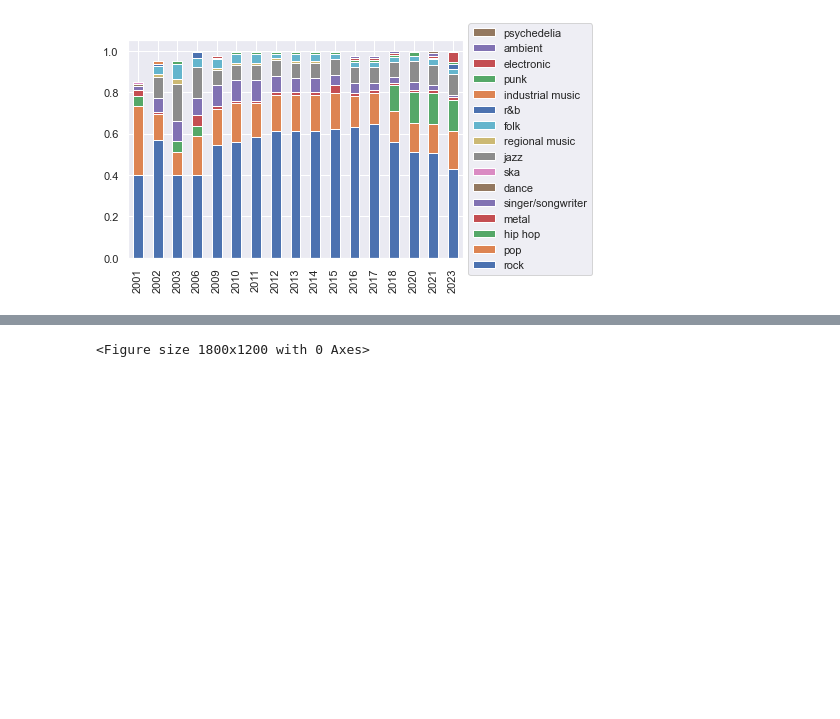
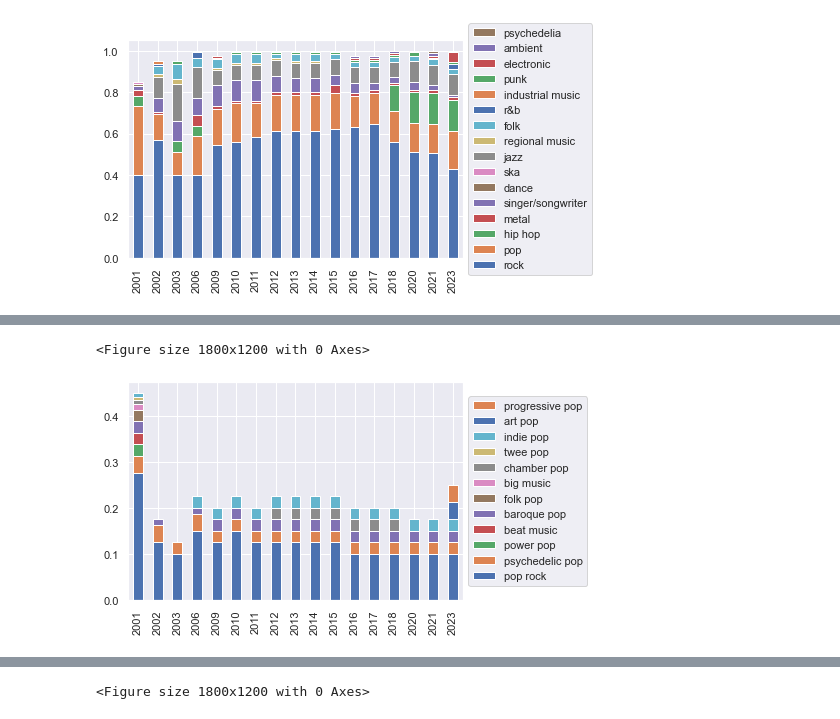
Before and after one commit to maximilianhenning/rym-top-albums-over-time, a Jupyter notebook: analysis.ipynb, the cells around one changed output, grey strips where cells are left out. Drawn from its saved outputs; the diff is of its cells as text; code cells hidden in the pictures; blank space fills up the shorter version.

```diff
--- a/analysis.ipynb
+++ b/analysis.ipynb
@@ -172,3 +172,23 @@ create_graph(df_top_genre_percentage, "top_genre")
 # %% [output]
 <Figure size 1800x1200 with 0 Axes>
 [figure]
+# %%
+def get_child_genres(genres_dict, parent_genre):
+    feature_genre_dict = {}
+    #child_genres = genre_top_parents_dict[parent_genre]
+    for year in genres_dict:
+            for genres in genres_dict[year]:
+                genre_list = genres.split(",")
+                retrieved_child_genre_list = []
+                for genre in genre_list:
+                    if genre in genre_top_parents_dict.keys():
+                        if genre_top_parents_dict[genre] == parent_genre:
+                            retrieved_child_genre_list.append(genre)
+                retrieved_child_genres = ",".join(retrieved_child_genre_list)
+                if year in feature_genre_dict.keys():
+                    feature_genre_dict[year].append(retrieved_child_genres)
+                else:
+                    feature_genre_dict[year] = [retrieved_child_genres]
+    return feature_genre_dict
+rock_genre_dict = get_child_genres(top_genres_dict, "rock")
+rock_genre_dict
@@ -174,0 +241,6 @@ create_graph(df_top_genre_percentage, "top_genre")
+# %%
+pop_genre_dict = get_child_genres(top_genres_dict, "pop")
+pop_genre_percentage_dict = get_feature_percentages(pop_genre_dict)
+df_genre_pop_percentage = pd.DataFrame.from_dict(pop_genre_percentage_dict)
+df_genre_pop_percentage = df_genre_pop_percentage.drop("")
+df_genre_pop_percentage
@@ -174,0 +261,5 @@ create_graph(df_top_genre_percentage, "top_genre")
+# %%
+create_graph(df_genre_pop_percentage, "genre_pop")
+# %% [output]
+<Figure size 1800x1200 with 0 Axes>
+[figure, added]
```
Also changed, not shown: parts of 23 cells of this notebook, 5 other files.
